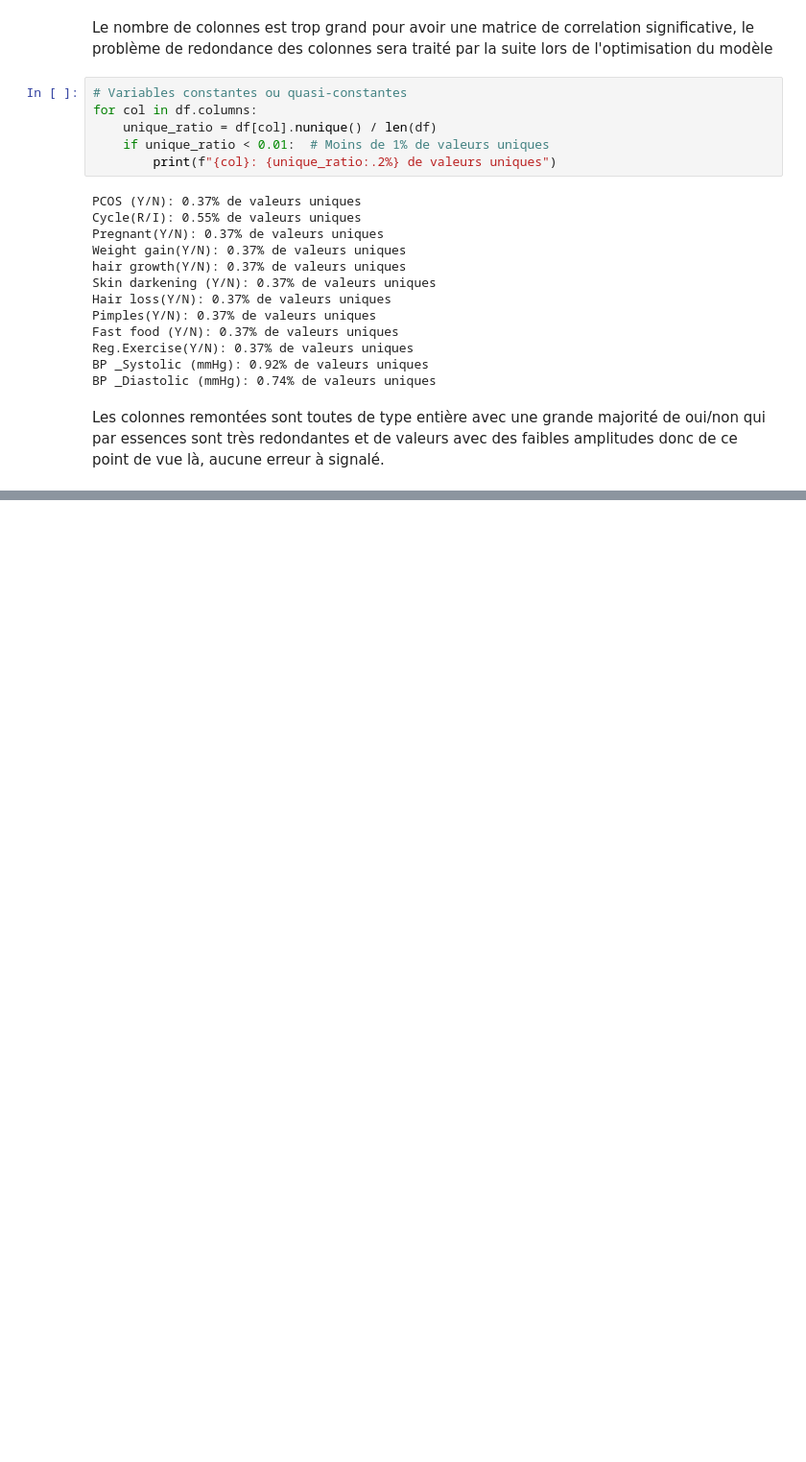
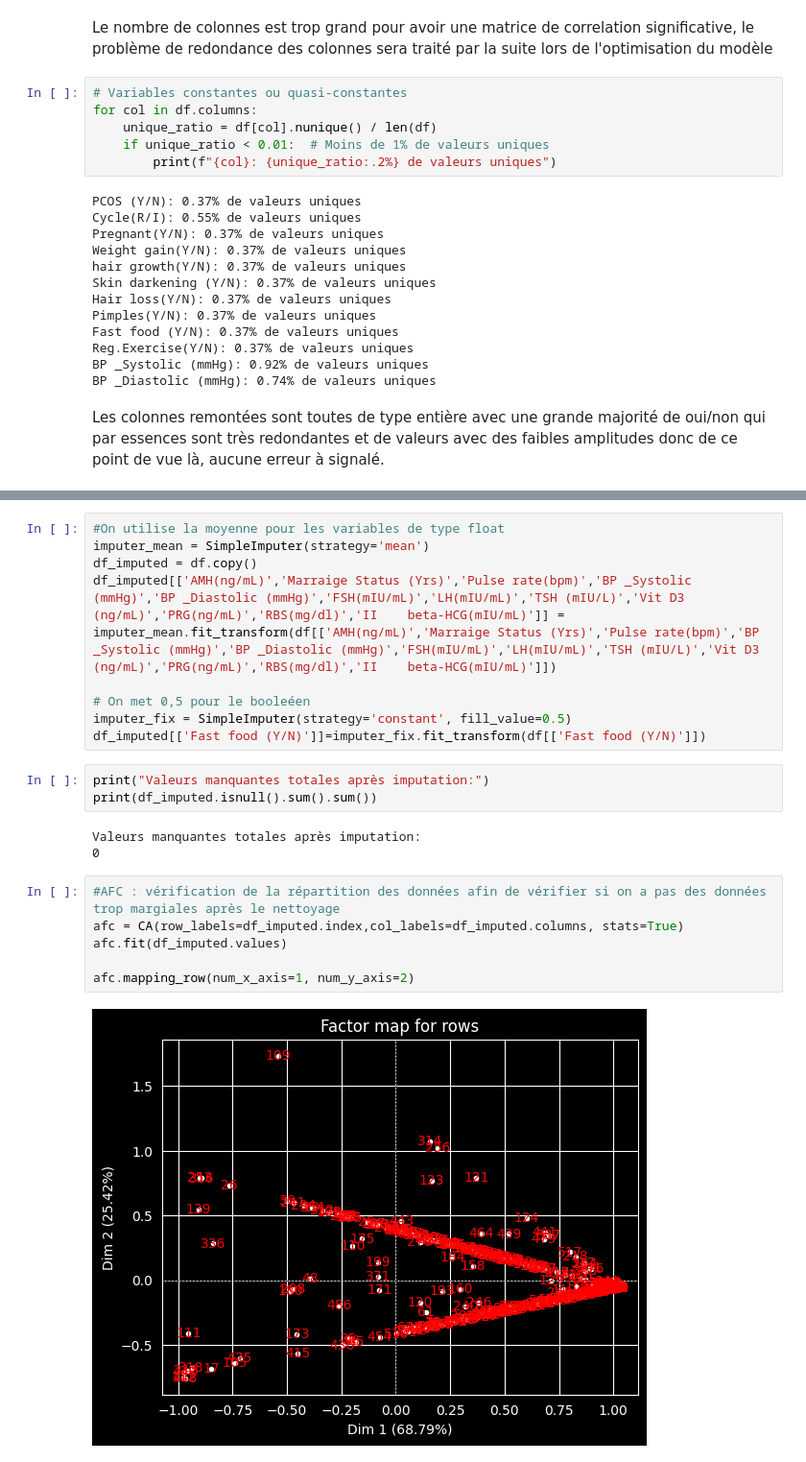
Before and after one commit to segolenegroelly/MachineLearningPCOS, a Jupyter notebook: MachineLearningPCOS.ipynb, the cells around one changed output, grey strips where cells are left out. Shown at 96% size. Drawn from its saved outputs; the diff is of its cells as text; blank space fills up the shorter version.

```diff
--- a/MachineLearningPCOS.ipynb
+++ b/MachineLearningPCOS.ipynb
@@ -326,0 +304,23 @@ Les colonnes remontées sont toutes de type entière avec une grande majorité d
+# %%
+#On utilise la moyenne pour les variables de type float
+imputer_mean = SimpleImputer(strategy='mean')
+df_imputed = df.copy()
+df_imputed[['AMH(ng/mL)','Marraige Status (Yrs)','Pulse rate(bpm)','BP _Systolic (mmHg)','BP _Diastolic (mmHg)','FSH(mIU/mL)','LH(mIU/mL)','TSH (mIU/L)','Vit D3 (ng/mL)','PRG(ng/mL)','RBS(mg/dl)','II    beta-HCG(mIU/mL)']] = imputer_mean.fit_transform(df[['AMH(ng/mL)','Marraige Status (Yrs)','Pulse rate(bpm)','BP _Systolic (mmHg)','BP _Diastolic (mmHg)','FSH(mIU/mL)','LH(mIU/mL)','TSH (mIU/L)','Vit D3 (ng/mL)','PRG(ng/mL)','RBS(mg/dl)','II    beta-HCG(mIU/mL)']])
+
+# On met 0,5 pour le booleéen
+imputer_fix = SimpleImputer(strategy='constant', fill_value=0.5)
+df_imputed[['Fast food (Y/N)']]=imputer_fix.fit_transform(df[['Fast food (Y/N)']])
+# %%
+print("Valeurs manquantes totales après imputation:")
+print(df_imputed.isnull().sum().sum())
+# %% [output]
+Valeurs manquantes totales après imputation:
+0
+# %%
+#AFC : vérification de la répartition des données afin de vérifier si on a pas des données trop margiales après le nettoyage
+afc = CA(row_labels=df_imputed.index,col_labels=df_imputed.columns, stats=True)
+afc.fit(df_imputed.values)
+
+afc.mapping_row(num_x_axis=1, num_y_axis=2)
+# %% [output]
+[figure, added]
```
Also changed, not shown: parts of 21 cells of this notebook.
